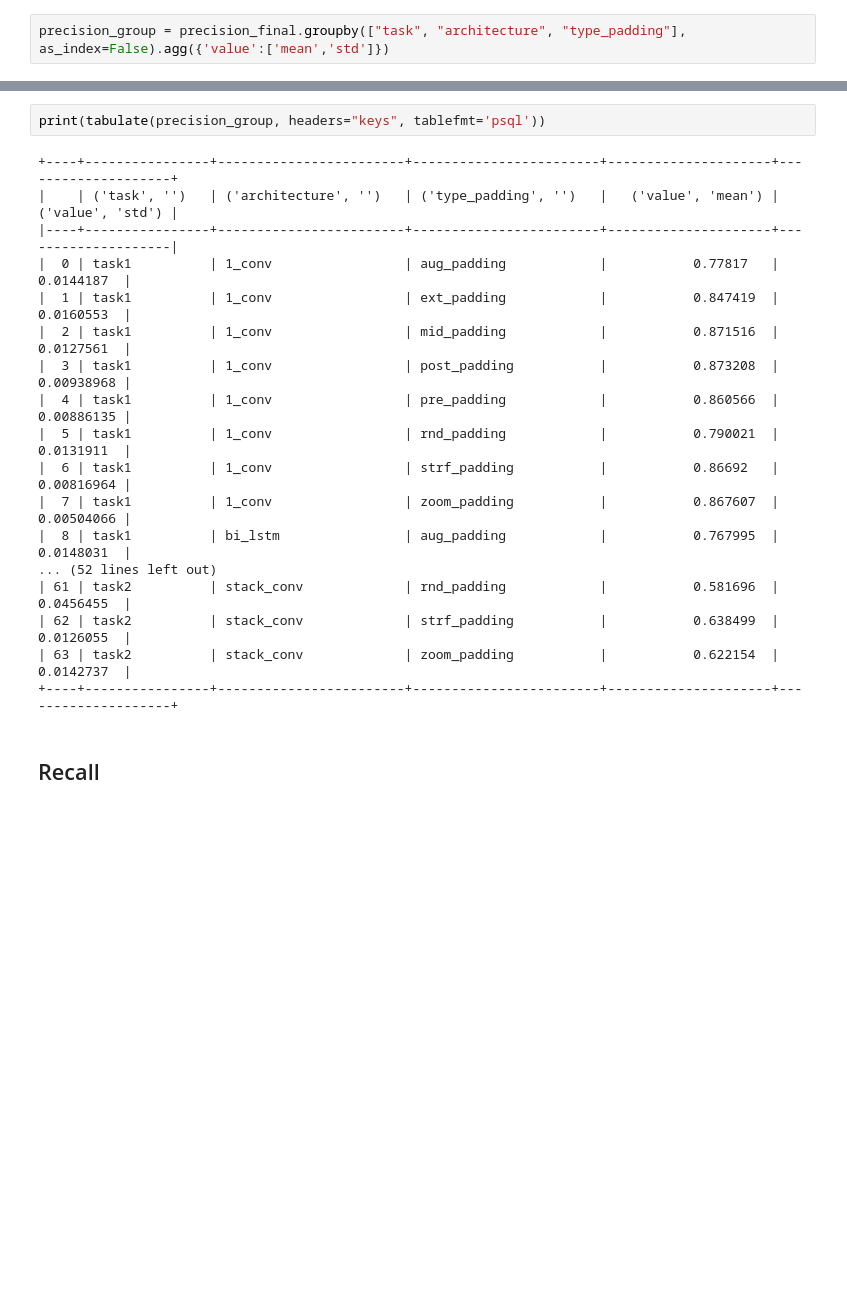
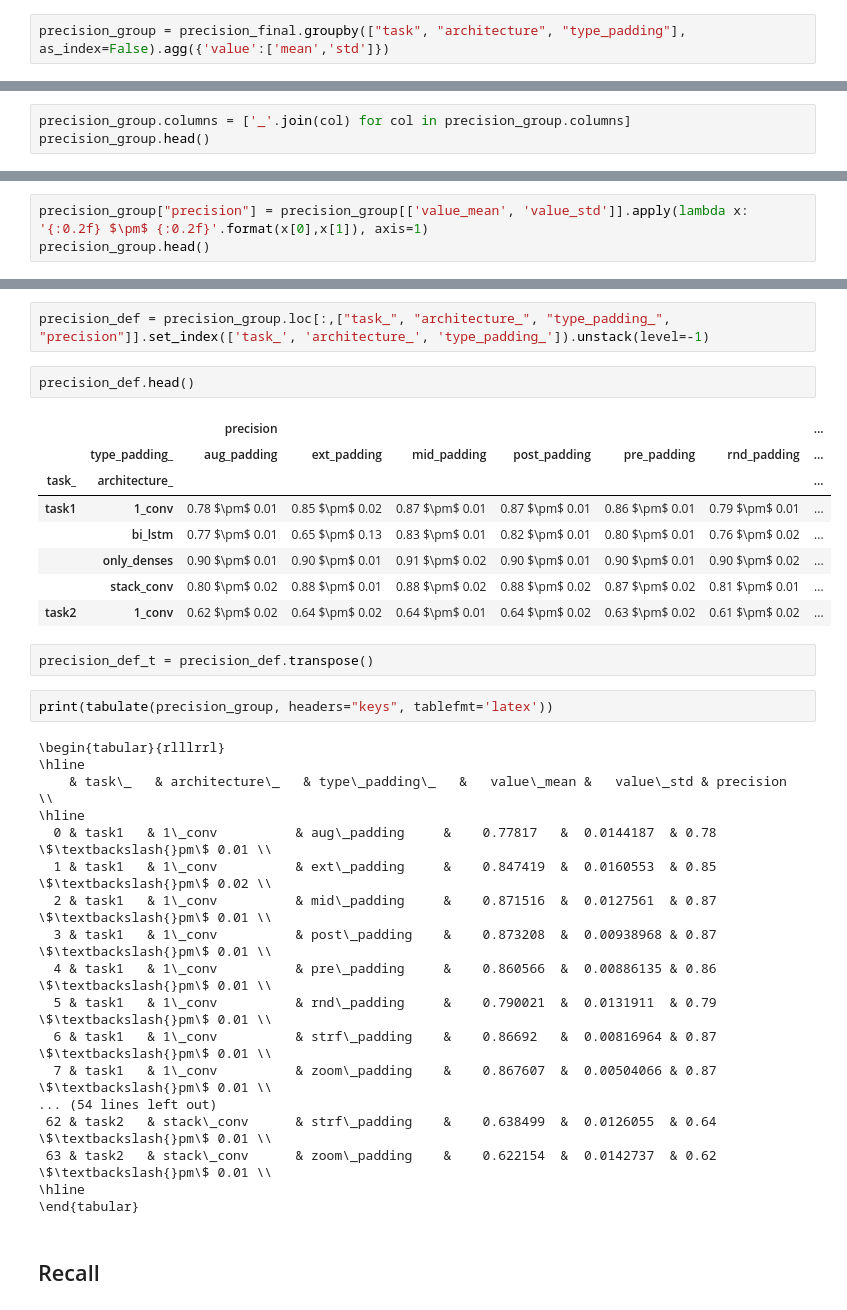
Before and after one commit to b2slab/padding_benchmark, a Jupyter notebook: notebooks/comparing_architectures.ipynb, the cells around one changed output, grey strips where cells are left out. Drawn from its saved outputs; the diff is of its cells as text; blank space fills up the shorter version.

```diff
--- a/notebooks/comparing_architectures.ipynb
+++ b/notebooks/comparing_architectures.ipynb
@@ -242,0 +359,3 @@ precision_group = precision_final.groupby(["task", "architecture", "type_padding
+# %%
+precision_group.columns = ['_'.join(col) for col in precision_group.columns]
+precision_group.head()
@@ -242,0 +369,3 @@ precision_group = precision_final.groupby(["task", "architecture", "type_padding
+# %%
+precision_group["precision"] = precision_group[['value_mean', 'value_std']].apply(lambda x: '{:0.2f} $\pm$ {:0.2f}'.format(x[0],x[1]), axis=1)
+precision_group.head()
@@ -243,23 +379,38 @@ precision_group = precision_final.groupby(["task", "architecture", "type_padding
+# %%
+precision_def = precision_group.loc[:,["task_", "architecture_", "type_padding_", "precision"]].set_index(['task_', 'architecture_', 'type_padding_']).unstack(level=-1)
+# %%
+precision_def.head()
+# %% [output]
+|  |  | precision |  |  |  |  |  | ... |
+|  | type_padding_ | aug_padding | ext_padding | mid_padding | post_padding | pre_padding | rnd_padding | ... |
+| task_ | architecture_ |  |  |  |  |  |  | ... |
+| task1 | 1_conv | 0.78 $\pm$ 0.01 | 0.85 $\pm$ 0.02 | 0.87 $\pm$ 0.01 | 0.87 $\pm$ 0.01 | 0.86 $\pm$ 0.01 | 0.79 $\pm$ 0.01 | ... |
+|  | bi_lstm | 0.77 $\pm$ 0.01 | 0.65 $\pm$ 0.13 | 0.83 $\pm$ 0.01 | 0.82 $\pm$ 0.01 | 0.80 $\pm$ 0.01 | 0.76 $\pm$ 0.02 | ... |
+|  | only_denses | 0.90 $\pm$ 0.01 | 0.90 $\pm$ 0.01 | 0.91 $\pm$ 0.02 | 0.90 $\pm$ 0.01 | 0.90 $\pm$ 0.01 | 0.90 $\pm$ 0.02 | ... |
+|  | stack_conv | 0.80 $\pm$ 0.02 | 0.88 $\pm$ 0.01 | 0.88 $\pm$ 0.02 | 0.88 $\pm$ 0.02 | 0.87 $\pm$ 0.02 | 0.81 $\pm$ 0.01 | ... |
+| task2 | 1_conv | 0.62 $\pm$ 0.02 | 0.64 $\pm$ 0.02 | 0.64 $\pm$ 0.01 | 0.64 $\pm$ 0.02 | 0.63 $\pm$ 0.02 | 0.61 $\pm$ 0.02 | ... |
+# %%
+precision_def_t = precision_def.transpose()
 # %%
-print(tabulate(precision_group, headers="keys", tablefmt='psql'))
+print(tabulate(precision_group, headers="keys", tablefmt='latex'))
 # %% [output]
-+----+----------------+------------------------+------------------------+---------------------+--------------------+
-|    | ('task', '')   | ('architecture', '')   | ('type_padding', '')   |   ('value', 'mean') |   ('value', 'std') |
-|----+----------------+------------------------+------------------------+---------------------+--------------------|
-|  0 | task1          | 1_conv                 | aug_padding            |           0.77817   |         0.0144187  |
-|  1 | task1          | 1_conv                 | ext_padding            |           0.847419  |         0.0160553  |
-|  2 | task1          | 1_conv                 | mid_padding            |           0.871516  |         0.0127561  |
-|  3 | task1          | 1_conv                 | post_padding           |           0.873208  |         0.00938968 |
-|  4 | task1          | 1_conv                 | pre_padding            |           0.860566  |         0.00886135 |
-|  5 | task1          | 1_conv                 | rnd_padding            |           0.790021  |         0.0131911  |
-|  6 | task1          | 1_conv                 | strf_padding           |           0.86692   |         0.00816964 |
-|  7 | task1          | 1_conv                 | zoom_padding           |           0.867607  |         0.00504066 |
-|  8 | task1          | bi_lstm                | aug_padding            |           0.767995  |         0.0148031  |
-... (52 lines left out)
-| 61 | task2          | stack_conv             | rnd_padding            |           0.581696  |         0.0456455  |
-| 62 | task2          | stack_conv             | strf_padding           |           0.638499  |         0.0126055  |
-| 63 | task2          | stack_conv             | zoom_padding           |           0.622154  |         0.0142737  |
-+----+----------------+------------------------+------------------------+---------------------+--------------------+
+\begin{tabular}{rlllrrl}
+\hline
+    & task\_   & architecture\_   & type\_padding\_   &   value\_mean &   value\_std & precision       \\
+\hline
+  0 & task1   & 1\_conv          & aug\_padding     &    0.77817   &  0.0144187  & 0.78 \$\textbackslash{}pm\$ 0.01 \\
+  1 & task1   & 1\_conv          & ext\_padding     &    0.847419  &  0.0160553  & 0.85 \$\textbackslash{}pm\$ 0.02 \\
+  2 & task1   & 1\_conv          & mid\_padding     &    0.871516  &  0.0127561  & 0.87 \$\textbackslash{}pm\$ 0.01 \\
+  3 & task1   & 1\_conv          & post\_padding    &    0.873208  &  0.00938968 & 0.87 \$\textbackslash{}pm\$ 0.01 \\
+  4 & task1   & 1\_conv          & pre\_padding     &    0.860566  &  0.00886135 & 0.86 \$\textbackslash{}pm\$ 0.01 \\
+  5 & task1   & 1\_conv          & rnd\_padding     &    0.790021  &  0.0131911  & 0.79 \$\textbackslash{}pm\$ 0.01 \\
+  6 & task1   & 1\_conv          & strf\_padding    &    0.86692   &  0.00816964 & 0.87 \$\textbackslash{}pm\$ 0.01 \\
+  7 & task1   & 1\_conv          & zoom\_padding    &    0.867607  &  0.00504066 & 0.87 \$\textbackslash{}pm\$ 0.01 \\
+... (54 lines left out)
+ 62 & task2   & stack\_conv      & strf\_padding    &    0.638499  &  0.0126055  & 0.64 \$\textbackslash{}pm\$ 0.01 \\
+ 63 & task2   & stack\_conv      & zoom\_padding    &    0.622154  &  0.0142737  & 0.62 \$\textbackslash{}pm\$ 0.01 \\
+\hline
+\end{tabular}
 # %% [markdown]
 ## Recall
 # %%
```
Also changed, not shown: parts of 35 cells of this notebook, 4 other files.
